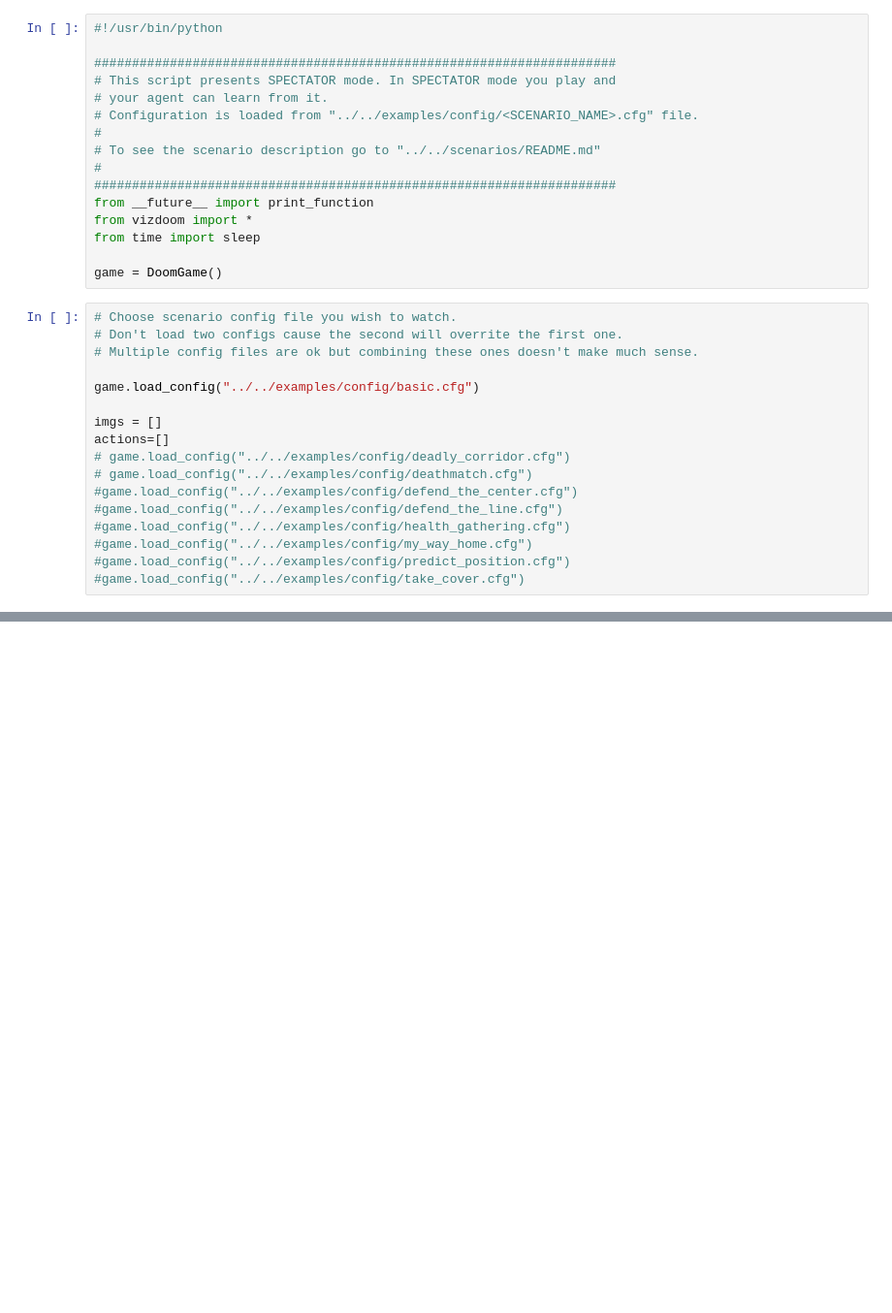
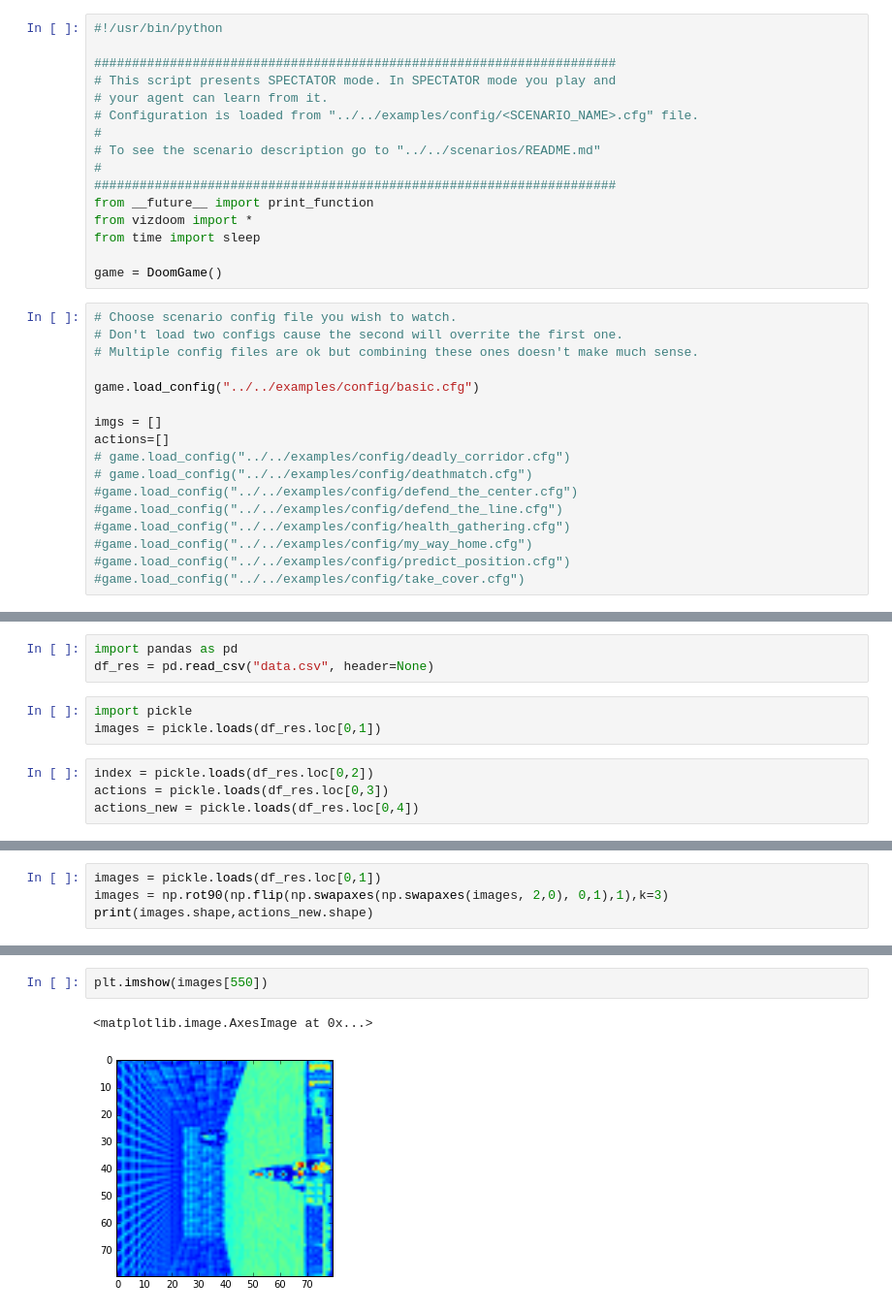
Before and after one commit to vaa239/doom, a Jupyter notebook: ex_spectator(not working).ipynb, the cells around one changed output, grey strips where cells are left out. Shown at 97% size. Saved outputs shown, nothing was run; the diff lists cells and outputs as text; blank space fills up the shorter version.

```diff
--- a/ex_spectator(not working).ipynb
+++ b/ex_spectator(not working).ipynb
@@ -101,0 +212,10 @@ fp = np.memmap(filename, dtype='float32', mode='w+', shape=(3, 240, 320, 300,100
+# %%
+import pandas as pd
+df_res = pd.read_csv("data.csv", header=None)
+# %%
+import pickle
+images = pickle.loads(df_res.loc[0,1])
+# %%
+index = pickle.loads(df_res.loc[0,2])
+actions = pickle.loads(df_res.loc[0,3])
+actions_new = pickle.loads(df_res.loc[0,4])
@@ -101,0 +239,4 @@ fp = np.memmap(filename, dtype='float32', mode='w+', shape=(3, 240, 320, 300,100
+# %%
+images = pickle.loads(df_res.loc[0,1])
+images = np.rot90(np.flip(np.swapaxes(np.swapaxes(images, 2,0), 0,1),1),k=3)
+print(images.shape,actions_new.shape)
@@ -101,0 +356,5 @@ fp = np.memmap(filename, dtype='float32', mode='w+', shape=(3, 240, 320, 300,100
+# %%
+plt.imshow(images[550])
+# %% [output]
+<matplotlib.image.AxesImage at 0x...>
+[figure, added]
```
Also changed, not shown: parts of 66 cells of this notebook.
